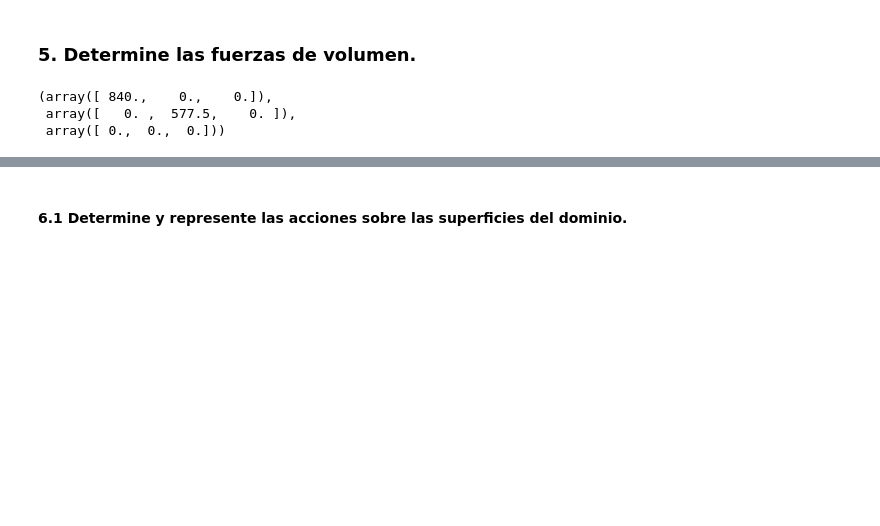
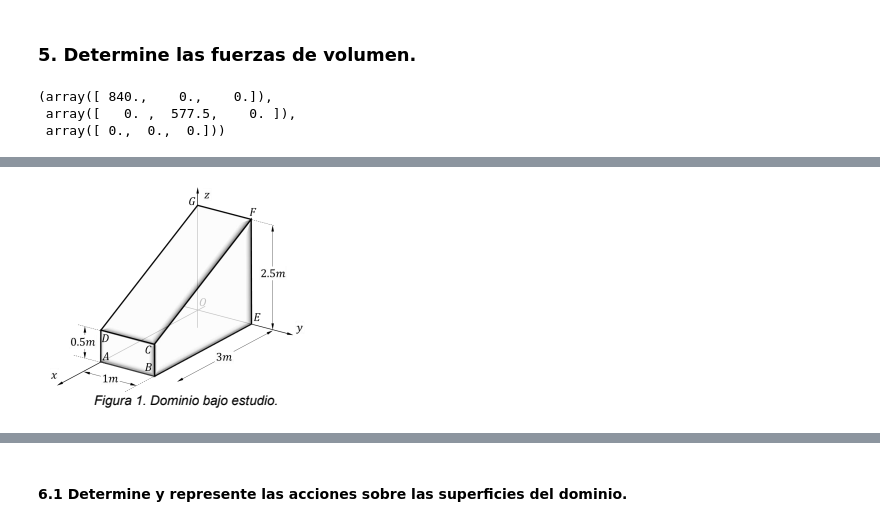
Before and after one commit to alesolano/elasticidad, a Jupyter notebook: examples/ProblemaResuelto.ipynb, the cells around one changed output, grey strips where cells are left out. Drawn from its saved outputs; the diff is of its cells as text; code cells hidden in the pictures; blank space fills up the shorter version.

```diff
--- a/examples/ProblemaResuelto.ipynb
+++ b/examples/ProblemaResuelto.ipynb
@@ -114,3 +113,8 @@ No podemos reprentar el paralelepípedo elemental. Pero, al menos, y solo por lo
+# %%
+from IPython.display import Image
+Image("figura_1.png")
+# %% [output]
+[figure, added]
 # %%
 from elasticity import Polygon
 # %%
```
Also changed, not shown: parts of 3 cells of this notebook, 2 other files.
